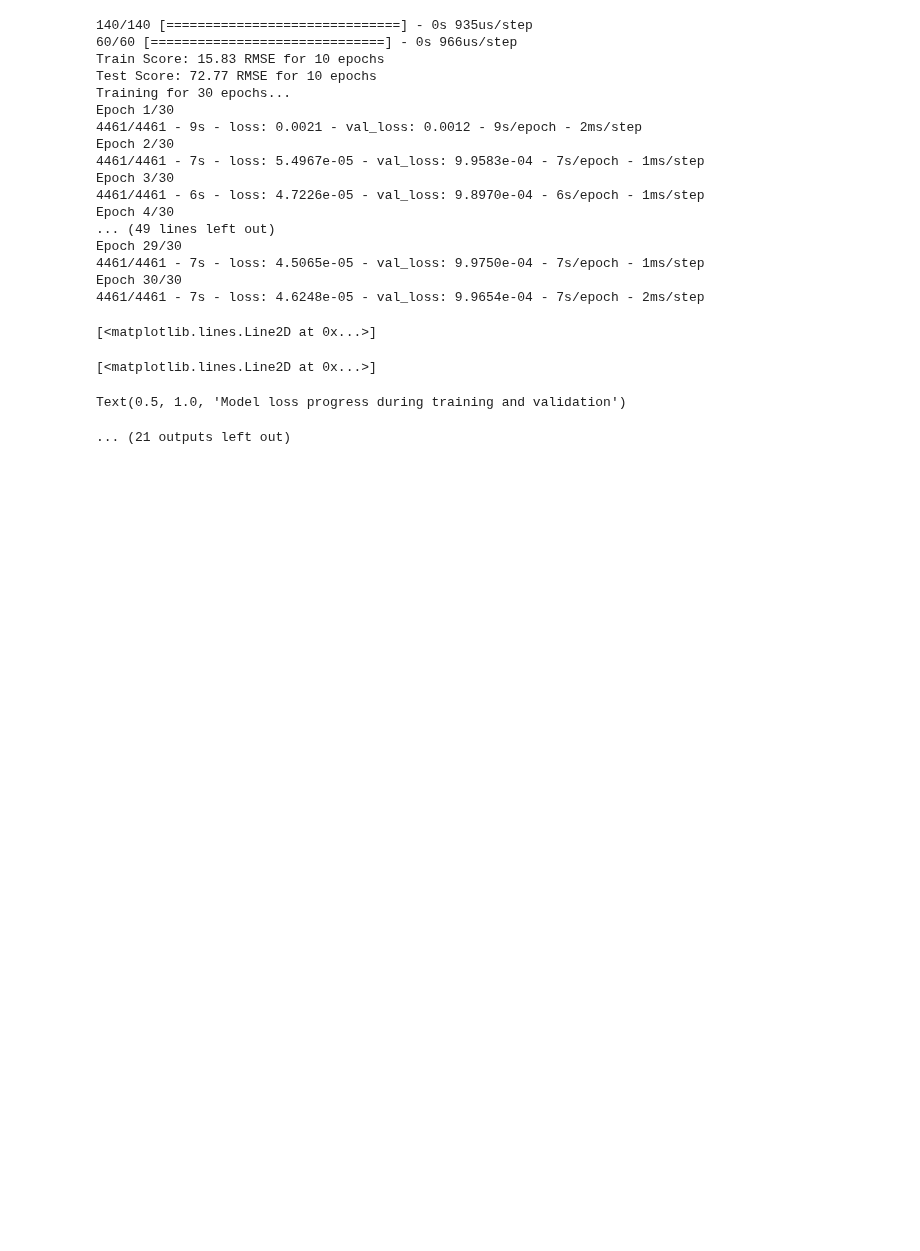
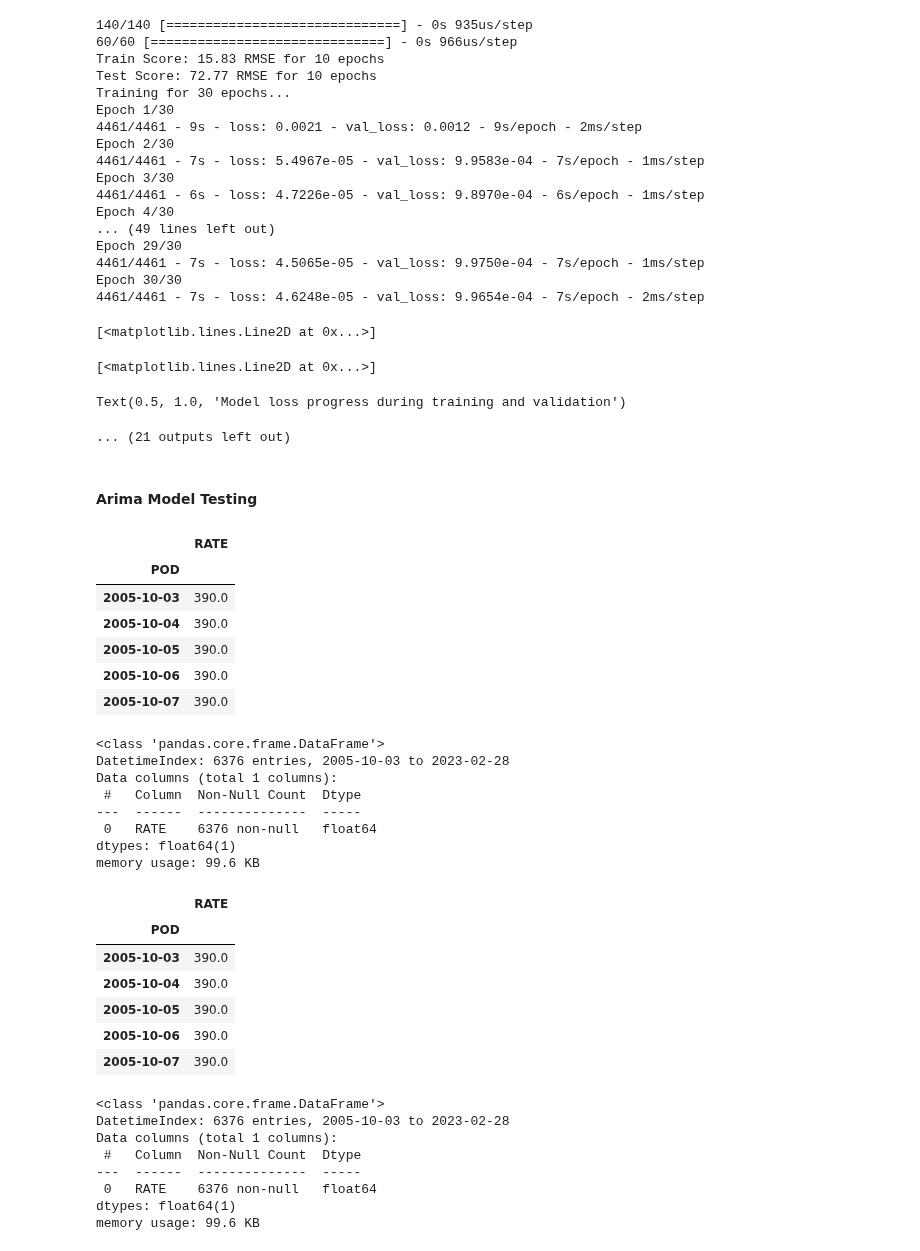
Before and after one commit to aloysiuswjw/Cost-Rate-Analysis, a Jupyter notebook: TestingAcc.ipynb, the cells around one changed output. Drawn from its saved outputs; the diff is of its cells as text; code cells hidden in the pictures; blank space fills up the shorter version.

```diff
--- a/TestingAcc.ipynb
+++ b/TestingAcc.ipynb
@@ -493,3 +493,48 @@ Epoch 30/30
 [<matplotlib.lines.Line2D at 0x...>]
 Text(0.5, 1.0, 'Model loss progress during training and validation')
 ... (21 outputs left out)
+# %% [markdown]
+<h4>Arima Model Testing</h4>
+# %%
+# Dataframe for ARIMA For normalising
+df_arima1 = df_interpolated[['POD','RATE']].copy()
+df_arima1.set_index('POD', inplace=True)
+df_arima1.head()
+df_arima1.info()
+
+# Dataframe for ARIMA
+df_arima2 = df_interpolated[['POD','RATE']].copy()
+df_arima2.set_index('POD', inplace=True)
+df_arima2.head()
+df_arima2.info()
+# %% [output]
+|  | RATE |
+| POD |  |
+| 2005-10-03 | 390.0 |
+| 2005-10-04 | 390.0 |
+| 2005-10-05 | 390.0 |
+| 2005-10-06 | 390.0 |
+| 2005-10-07 | 390.0 |
+<class 'pandas.core.frame.DataFrame'>
+DatetimeIndex: 6376 entries, 2005-10-03 to 2023-02-28
+Data columns (total 1 columns):
+ #   Column  Non-Null Count  Dtype
+---  ------  --------------  -----
+ 0   RATE    6376 non-null   float64
+dtypes: float64(1)
+memory usage: 99.6 KB
+|  | RATE |
+| POD |  |
+| 2005-10-03 | 390.0 |
+| 2005-10-04 | 390.0 |
+| 2005-10-05 | 390.0 |
+| 2005-10-06 | 390.0 |
+| 2005-10-07 | 390.0 |
+<class 'pandas.core.frame.DataFrame'>
+DatetimeIndex: 6376 entries, 2005-10-03 to 2023-02-28
+Data columns (total 1 columns):
+ #   Column  Non-Null Count  Dtype
+---  ------  --------------  -----
+ 0   RATE    6376 non-null   float64
+dtypes: float64(1)
+memory usage: 99.6 KB
```
Also changed, not shown: parts of 2 cells of this notebook, 2 other files.
